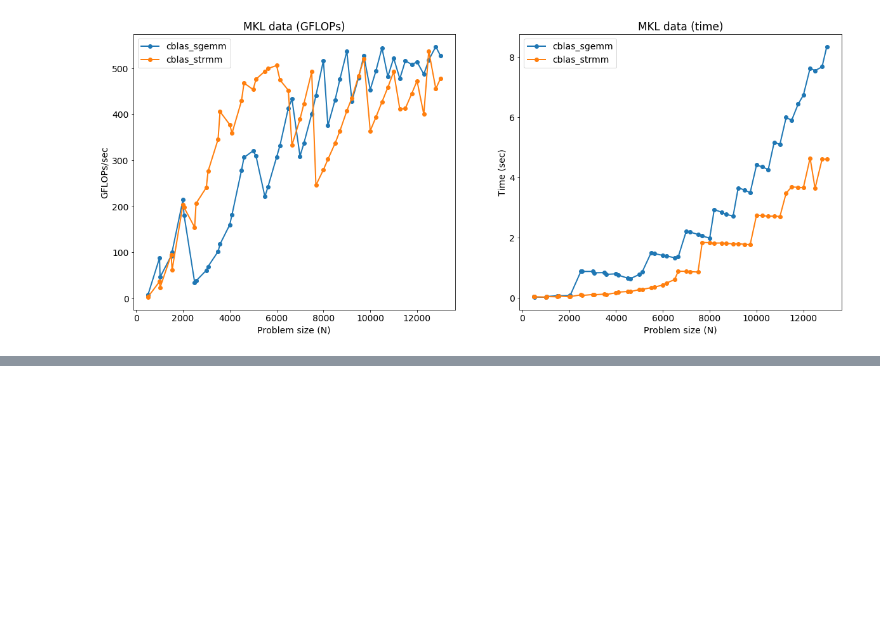
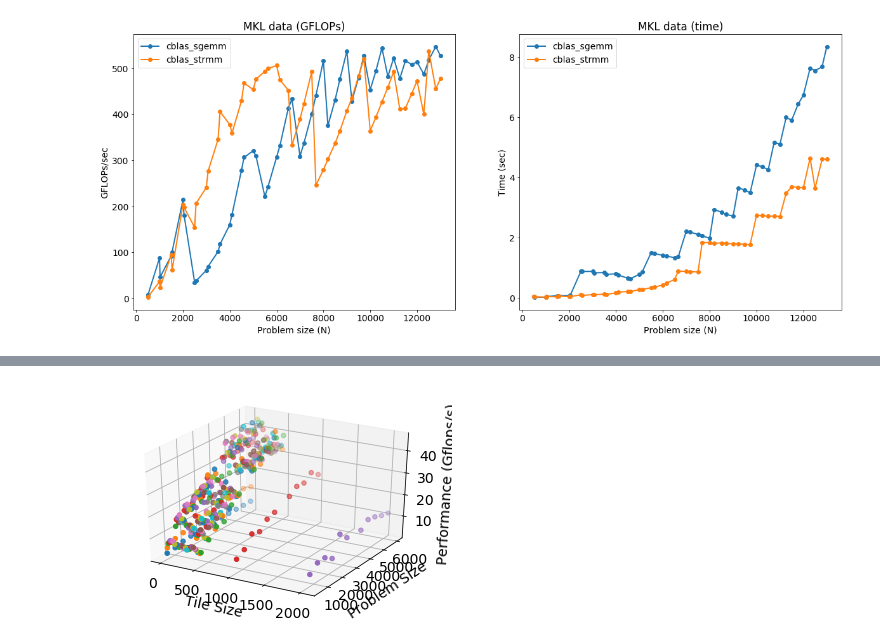
Before and after one commit to lnarmour/parric-ttmm, a Jupyter notebook: scripts/finalScripts/plots/Baseline.ipynb, the cells around one changed output, grey strips where cells are left out. Saved outputs shown, nothing was run; the diff lists cells and outputs as text; code cells hidden in the pictures; blank space fills up the shorter version.

```diff
--- a/scripts/finalScripts/plots/Baseline.ipynb
+++ b/scripts/finalScripts/plots/Baseline.ipynb
@@ -174,5 +181,5 @@ def plot_ours(P, time=True, gflops=False, tiled=0, permutation=None, num_threads
 # %%
-P = load_our_data('../results/2D.*.json')
+P = load_our_data('../results/2D.N*.json')
 ON = True
 ymax = 50
 
@@ -185,4 +192,5 @@ if ON:
         plot_ours(P, parallel=1, gflops=True, num_threads=n, loop_parallelized=0, title='Parallel (I): 2D, non-tiled, {}-threads'.format(n), ymax=ymax)
         plt.subplot(7,2,1+n+1)
         plot_ours(P, parallel=1, gflops=True, num_threads=n, loop_parallelized=1, title='Parallel (J): 2D, non-tiled, {}-threads'.format(n), ymax=ymax)
+    plt.show()
 # %% [output]
@@ -201,7 +209,0 @@ for perm in ['ikj', 'kij']:
-# %%
-for perm in ['ikj', 'kij']:
-    plt.figure(figsize=(40,10))
-    plt.rcParams.update({'font.size': 14})
-    plt.subplot(1,2,1)
-    # I was best loop_parallelized, so just look at that one
-    plot_ours(P, parallel=1, loop_parallelized=0, tiled=True, gflops=True, permutation=perm, title='Parallel (I): 2D, tiled, {}'.format(perm.upper()), legend=False)
@@ -210,0 +210,17 @@ for perm in ['ikj', 'kij']:
+# %%
+from mpl_toolkits.mplot3d import Axes3D
+values = plot_ours(P, parallel=1, loop_parallelized=0, tiled=True, gflops=True, permutation='ikj', title='Parallel (I): 2D, tiled, {}'.format(perm.upper()), legend=False, values_only=True)
+fig = plt.figure()
+ax = fig.add_subplot(111, projection='3d')
+for i, TS in enumerate([v[0] for v in values]):
+    xs = values[i][0]
+    ys = values[i][1]
+    zs = values[i][2]
+    ax.scatter(xs, ys, zs)
+    ax.set_xlabel('Tile Size')
+    ax.set_ylabel('Problem Size')
+    ax.set_zlabel('Performance (Gflops/s)')
+
+plt.show()
+# %% [output]
+[figure, added]
```
Also changed, not shown: parts of 4 cells of this notebook.
